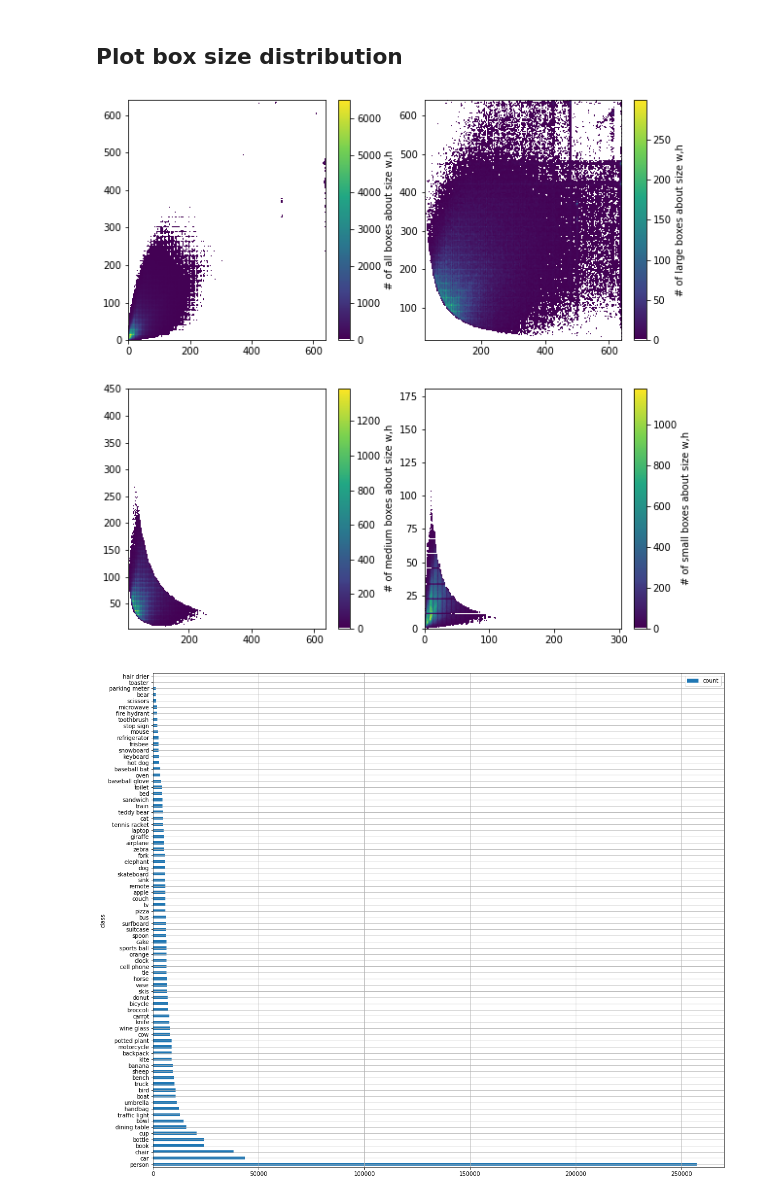
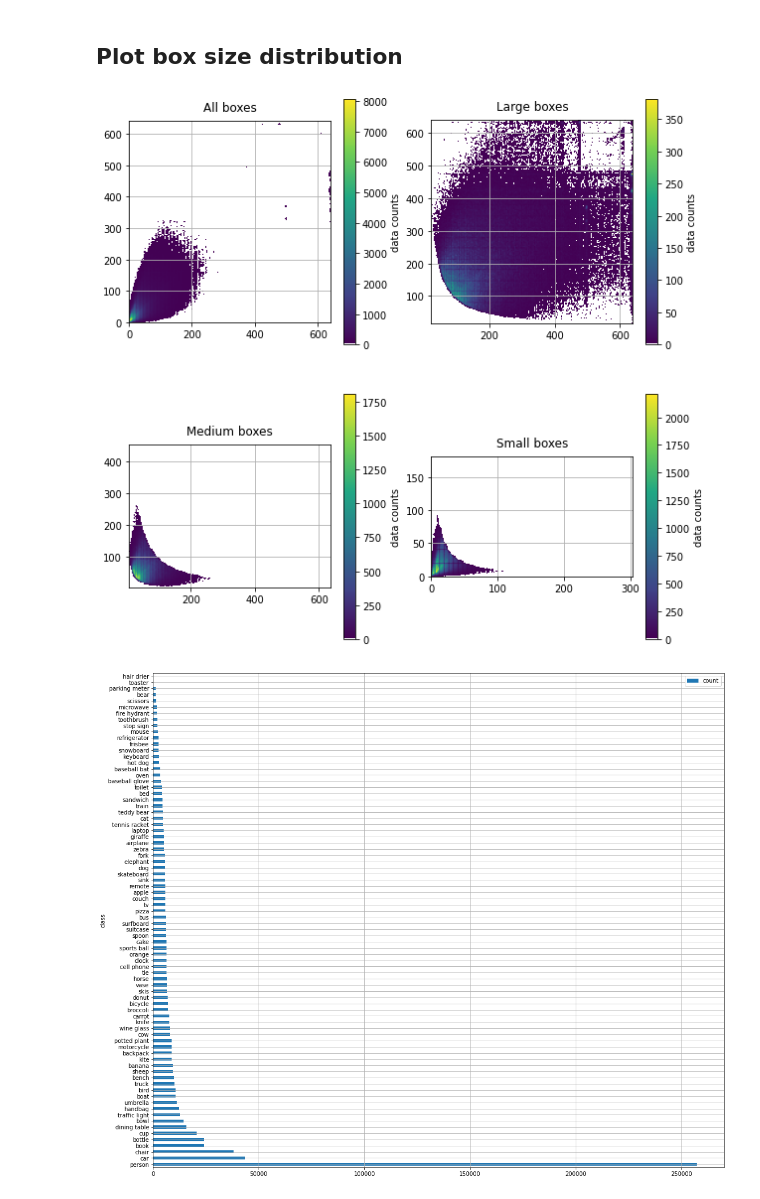
Before and after one commit to HERIUN/Data_Analysis, a Jupyter notebook: coco_anal.ipynb, the cells around one changed output. Saved outputs shown, nothing was run; the diff lists cells and outputs as text; code cells hidden in the pictures.

```diff
--- a/coco_anal.ipynb
+++ b/coco_anal.ipynb
@@ -165,47 +230,30 @@ with open("train_boxes.csv", "r") as f:
 # %% [markdown]
 ## Plot box size distribution
-# %%
-import mpl_scatter_density # adds projection='scatter_density' It is fast..
-import warnings
-from matplotlib.colors import LinearSegmentedColormap
-warnings.simplefilter("ignore", category=RuntimeWarning) # silence Runtime error:All-NaN slice ~
-
-# "Viridis-like" colormap with white background
-white_viridis = LinearSegmentedColormap.from_list('white_viridis', [
-    (0, '#ffffff'),
-    (1e-20, '#440053'),
-    (0.2, '#404388'),
-    (0.4, '#2a788e'),
-    (0.6, '#21a784'),
-    (0.8, '#78d151'),
-    (1, '#fde624'),
-], N=256)
-
-def using_mpl_scatter_density(fig, x, y, label='all'):
-    ax = fig.add_subplot(1, 1, 1, projection='scatter_density')
-    density = ax.scatter_density(x, y, cmap=white_viridis)
-    fig.colorbar(density, label=f'Number of {label} boxes about size w,h')
-
-fig = plt.figure(figsize=(10,10))
-ax1 = fig.add_subplot(2, 2, 1, projection='scatter_density')
-density1 = ax1.scatter_density(np.array(boxes)[:,4], np.array(boxes)[:,5], cmap=white_viridis)
-fig.colorbar(density1, label=f'# of all boxes about size w,h')
-
-ax2 = fig.add_subplot(2, 2, 2, projection='scatter_density')
-density2 = ax2.scatter_density(np.array(l_boxes)[:,4], np.array(l_boxes)[:,5], cmap=white_viridis)
-fig.colorbar(density2, label=f'# of large boxes')
-
-ax3 = fig.add_subplot(2, 2, 3, projection='scatter_density')
-density3 = ax3.scatter_density(np.array(m_boxes)[:,4], np.array(m_boxes)[:,5], cmap=white_viridis)
-fig.colorbar(density3, label=f'# of medium boxes')
-
-ax4 = fig.add_subplot(2, 2, 4, projection='scatter_density')
-density4 = ax4.scatter_density(np.array(s_boxes)[:,4], np.array(s_boxes)[:,5], cmap=white_viridis)
-fig.colorbar(density4, label=f'# of small boxes')
-
-plt.show()
-# %% [output]
-[figure, removed]
+# %%
+fig, axs = plt.subplots(nrows=2, ncols=2, figsize=(10, 10), subplot_kw={"projection":"scatter_density"})
+
+density1 = axs[0,0].scatter_density(np.array(boxes)[:,4], np.array(boxes)[:,5], cmap=white_viridis)
+cbar1 = plt.colorbar(density1, ax=axs[0,0], label='data counts')
+
+density2 = axs[0,1].scatter_density(np.array(l_boxes)[:,4], np.array(l_boxes)[:,5], cmap=white_viridis)
+cbar2 = plt.colorbar(density2, ax=axs[0,1], label='data counts')
+
+density3 = axs[1,0].scatter_density(np.array(m_boxes)[:,4], np.array(m_boxes)[:,5], cmap=white_viridis)
+cbar3 = plt.colorbar(density3, ax=axs[1,0], label='data counts')
+
+density4 = axs[1,1].scatter_density(np.array(s_boxes)[:,4], np.array(s_boxes)[:,5], cmap=white_viridis)
+cbar4 = plt.colorbar(density4, ax=axs[1,1], label='data counts')
+
+titles = ["All boxes", "Large boxes", "Medium boxes", "Small boxes"]
+for ax, title in zip(axs.ravel(), titles):
+    ax.set_title(title, fontsize="large", pad=10)
+    ax.grid(axis="x")
+    ax.grid(axis="y")
+    ax.set_aspect(1)
+
+plt.show()
+# %% [output]
+[figure, added]
 # %%
 # Draw class distribution
 train_cls_df = pd.read_csv('coco_train_cls.csv')
```
Also changed, not shown: parts of 5 cells of this notebook.
